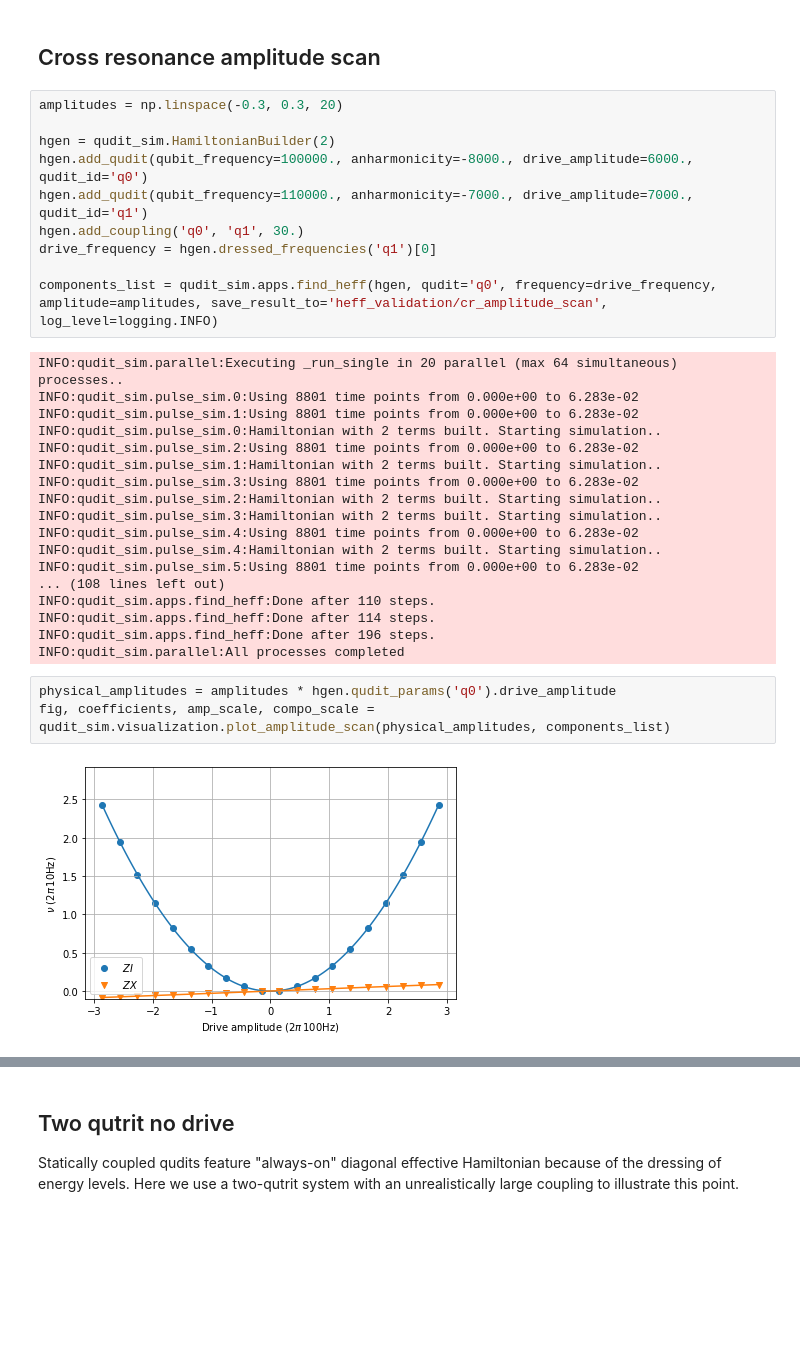
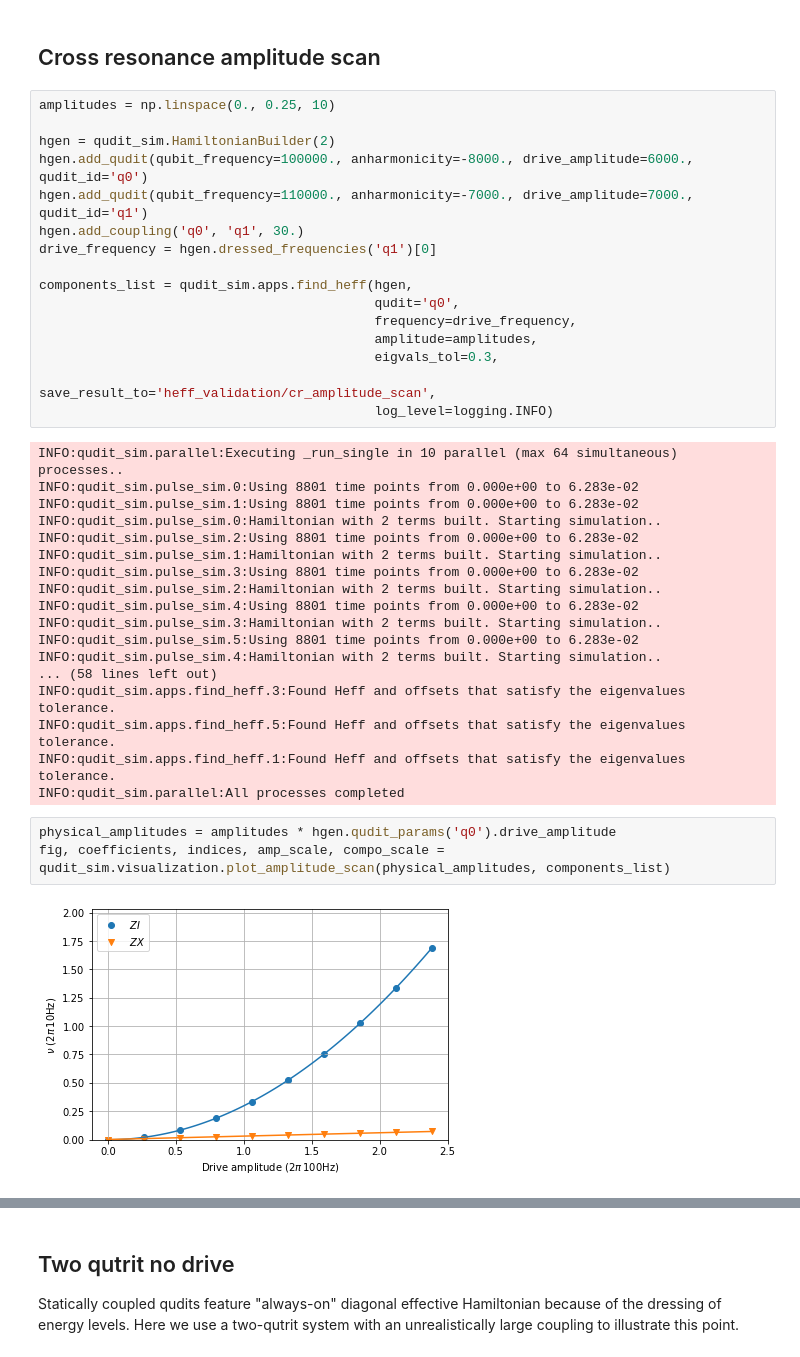
Before and after one commit to UTokyo-ICEPP/qudit-sim, a Jupyter notebook: examples/validation/heff.ipynb, the cells around one changed output, grey strips where cells are left out. Saved outputs shown, nothing was run; the diff lists cells and outputs as text; blank space fills up the shorter version.

```diff
--- a/examples/validation/heff.ipynb
+++ b/examples/validation/heff.ipynb
@@ -142,7 +152,7 @@ qudit_sim.visualization.inspect_heff_fit('heff_validation/cross_resonance.h5');
 # %% [markdown]
 ## Cross resonance amplitude scan
 # %%
-amplitudes = np.linspace(-0.3, 0.3, 20)
+amplitudes = np.linspace(0., 0.25, 10)
 
 hgen = qudit_sim.HamiltonianBuilder(2)
 hgen.add_qudit(qubit_frequency=100000., anharmonicity=-8000., drive_amplitude=6000., qudit_id='q0')
@@ -150,9 +160,15 @@ hgen.add_qudit(qubit_frequency=110000., anharmonicity=-7000., drive_amplitude=70
 hgen.add_coupling('q0', 'q1', 30.)
 drive_frequency = hgen.dressed_frequencies('q1')[0]
 
-components_list = qudit_sim.apps.find_heff(hgen, qudit='q0', frequency=drive_frequency, amplitude=amplitudes, save_result_to='heff_validation/cr_amplitude_scan', log_level=logging.INFO)
+components_list = qudit_sim.apps.find_heff(hgen,
+                                           qudit='q0',
+                                           frequency=drive_frequency,
+                                           amplitude=amplitudes,
+                                           eigvals_tol=0.3,
+                                           save_result_to='heff_validation/cr_amplitude_scan',
+                                           log_level=logging.INFO)
 # %% [output]
-INFO:qudit_sim.parallel:Executing _run_single in 20 parallel (max 64 simultaneous) processes..
+INFO:qudit_sim.parallel:Executing _run_single in 10 parallel (max 64 simultaneous) processes..
 INFO:qudit_sim.pulse_sim.0:Using 8801 time points from 0.000e+00 to 6.283e-02
 INFO:qudit_sim.pulse_sim.1:Using 8801 time points from 0.000e+00 to 6.283e-02
 INFO:qudit_sim.pulse_sim.0:Hamiltonian with 2 terms built. Starting simulation..
@@ -160,18 +176,18 @@ INFO:qudit_sim.pulse_sim.2:Using 8801 time points from 0.000e+00 to 6.283e-02
 INFO:qudit_sim.pulse_sim.1:Hamiltonian with 2 terms built. Starting simulation..
 INFO:qudit_sim.pulse_sim.3:Using 8801 time points from 0.000e+00 to 6.283e-02
 INFO:qudit_sim.pulse_sim.2:Hamiltonian with 2 terms built. Starting simulation..
+INFO:qudit_sim.pulse_sim.4:Using 8801 time points from 0.000e+00 to 6.283e-02
 INFO:qudit_sim.pulse_sim.3:Hamiltonian with 2 terms built. Starting simulation..
-INFO:qudit_sim.pulse_sim.4:Using 8801 time points from 0.000e+00 to 6.283e-02
+INFO:qudit_sim.pulse_sim.5:Using 8801 time points from 0.000e+00 to 6.283e-02
 INFO:qudit_sim.pulse_sim.4:Hamiltonian with 2 terms built. Starting simulation..
-INFO:qudit_sim.pulse_sim.5:Using 8801 time points from 0.000e+00 to 6.283e-02
-... (108 lines left out)
-INFO:qudit_sim.apps.find_heff:Done after 110 steps.
-INFO:qudit_sim.apps.find_heff:Done after 114 steps.
-INFO:qudit_sim.apps.find_heff:Done after 196 steps.
+... (58 lines left out)
+INFO:qudit_sim.apps.find_heff.3:Found Heff and offsets that satisfy the eigenvalues tolerance.
+INFO:qudit_sim.apps.find_heff.5:Found Heff and offsets that satisfy the eigenvalues tolerance.
+INFO:qudit_sim.apps.find_heff.1:Found Heff and offsets that satisfy the eigenvalues tolerance.
 INFO:qudit_sim.parallel:All processes completed
 # %%
 physical_amplitudes = amplitudes * hgen.qudit_params('q0').drive_amplitude
-fig, coefficients, amp_scale, compo_scale = qudit_sim.visualization.plot_amplitude_scan(physical_amplitudes, components_list)
+fig, coefficients, indices, amp_scale, compo_scale = qudit_sim.visualization.plot_amplitude_scan(physical_amplitudes, components_list)
 # %% [output]
-[figure, old version]
+[figure, new version]
 # %%
```
Also changed, not shown: parts of 13 cells of this notebook, 1 other file.
